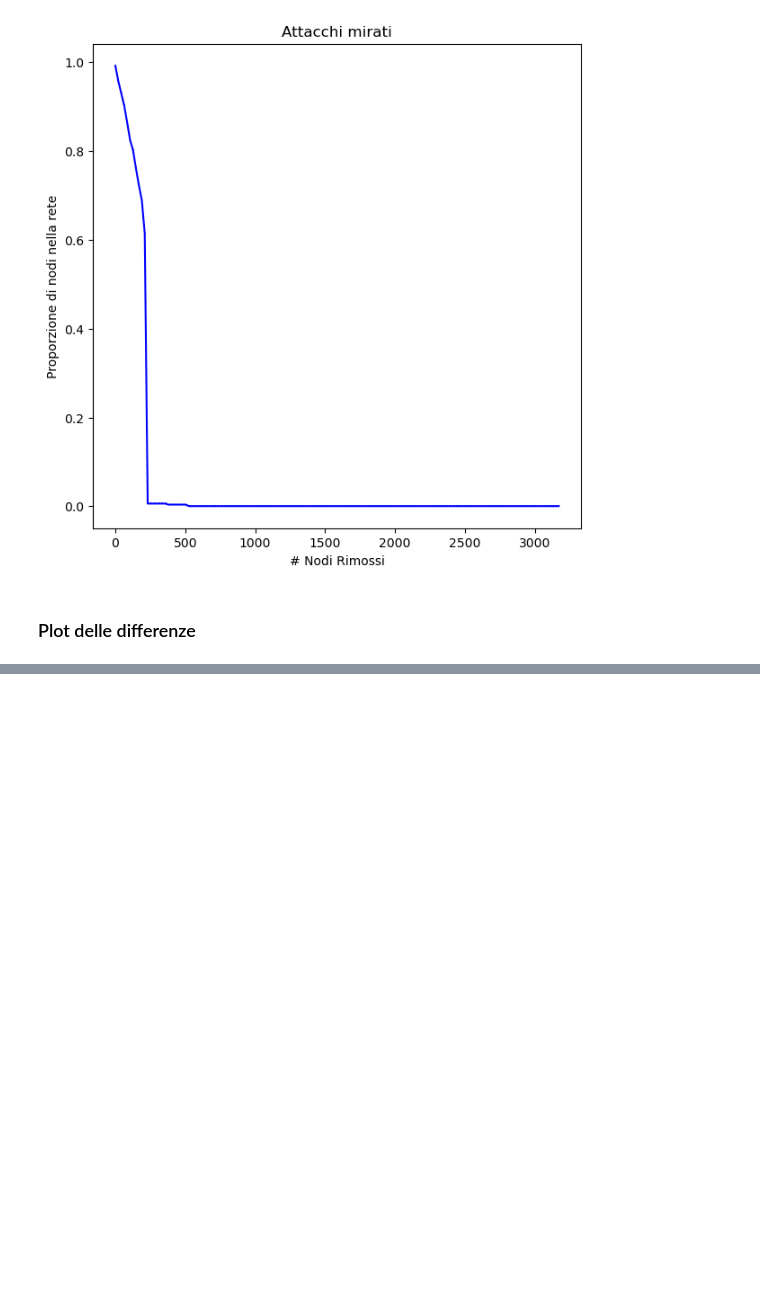
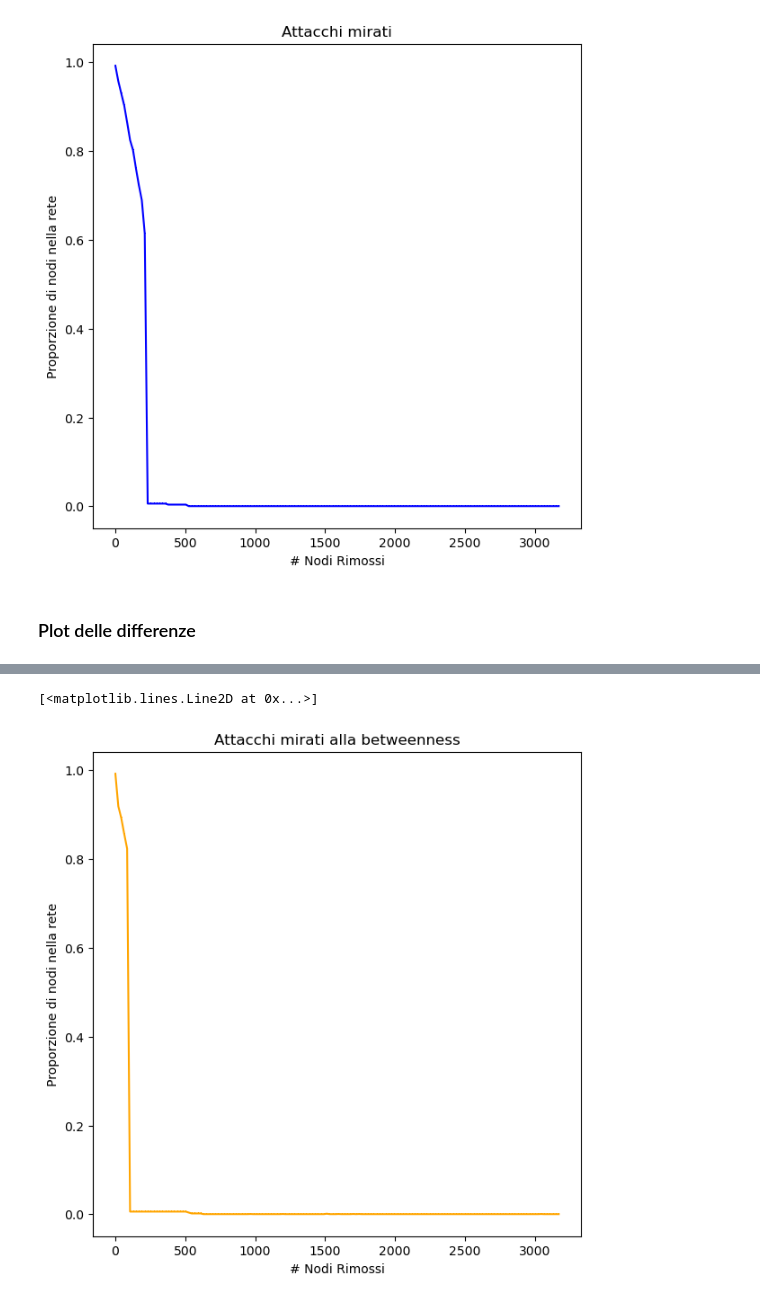
Before and after one commit to Rick8998/ProgettoNetworkScience, a Jupyter notebook: robustezza.ipynb, the cells around one changed output, grey strips where cells are left out. Saved outputs shown, nothing was run; the diff lists cells and outputs as text; code cells hidden in the pictures; blank space fills up the shorter version.

Commit message:
aggiunti attacchi mirati in base alla betweenness e alla closeness

```diff
--- a/robustezza.ipynb
+++ b/robustezza.ipynb
@@ -119,0 +124,20 @@ plt.legend()
+# %%
+N = G.number_of_nodes()
+number_of_steps = 150
+M = N // number_of_steps  #Questo operatore divide il primo argomento per il secondo e arrotonda il risultato al numero intero più vicino
+
+num_nodes_removed_atk_bet = range(0, N, M)
+G_copy = G.copy()
+targeted_attack_core_proportions_bet = []
+for nodes_removed in num_nodes_removed_atk_bet:
+    print(G_copy.number_of_nodes())
+    # Measure the relative size of the network core
+    core = next(nx.connected_components(G_copy))
+    core_proportion = len(core) / N
+    targeted_attack_core_proportions_bet.append(core_proportion)
+
+    # If there are more than M nodes, select top M nodes and remove them
+    if G_copy.number_of_nodes() > M:
+        nodes_sorted_by_degree = sorted(G_copy.nodes, key=nx.betweenness_centrality(G_copy).get, reverse=True) #ordino in base alla betweenness
+        nodes_to_remove = nodes_sorted_by_degree[:M]
+        G_copy.remove_nodes_from(nodes_to_remove)
@@ -119,0 +162,9 @@ plt.legend()
+# %%
+fig, ax = plt.subplots(figsize=(7, 7))
+plt.title('Attacchi mirati alla betweenness')
+plt.xlabel('# Nodi Rimossi')
+plt.ylabel('Proporzione di nodi nella rete')
+plt.plot(num_nodes_removed_atk_bet, targeted_attack_core_proportions_bet, marker=',', color="orange")
+# %% [output]
+[<matplotlib.lines.Line2D at 0x...>]
+[figure, added]
```
Also changed, not shown: parts of 10 cells of this notebook.
